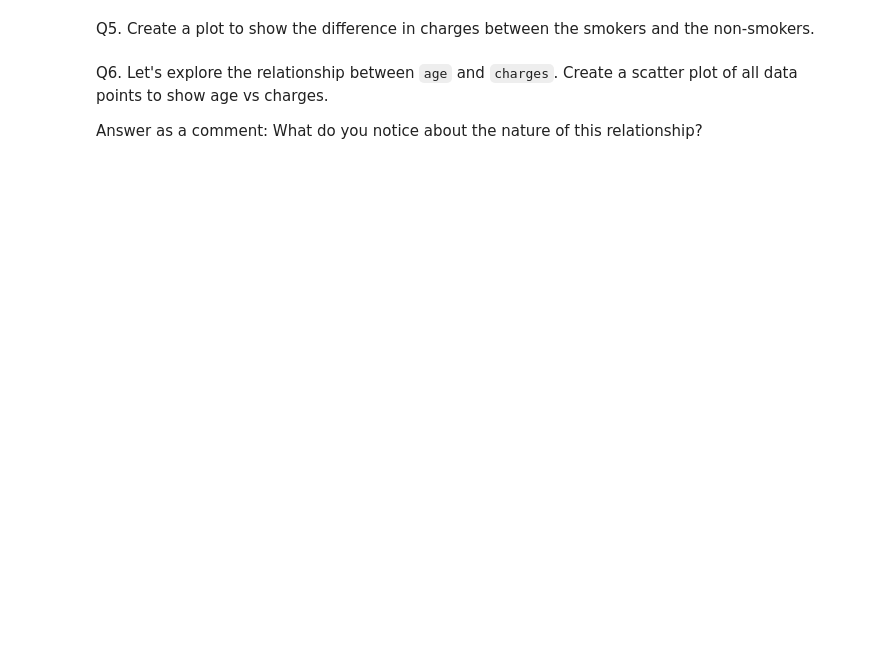
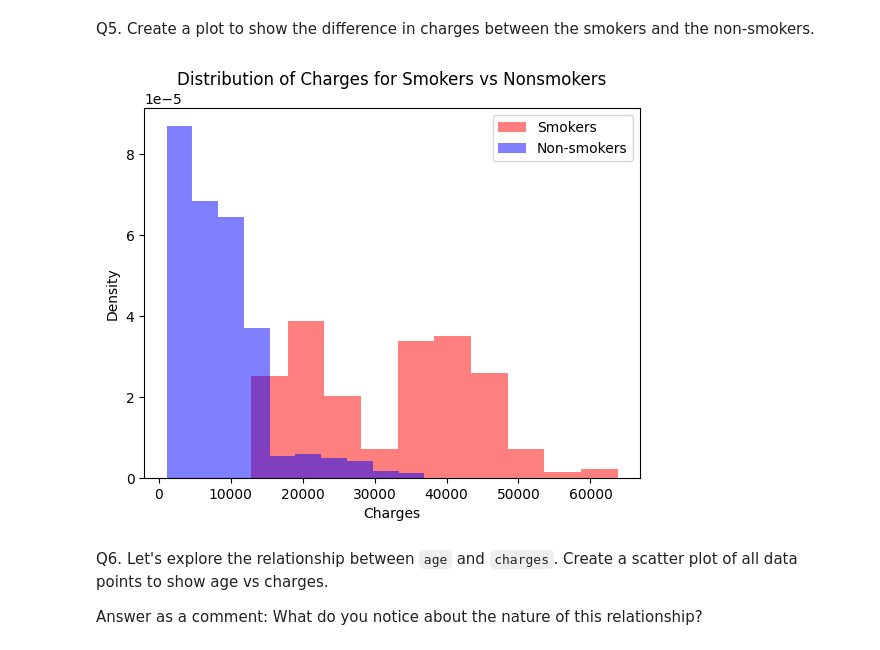
Before and after one commit to jxl22000/ML, a Jupyter notebook: HW3-6/Assignment3.ipynb, the cells around one changed output. Drawn from its saved outputs; the diff is of its cells as text; code cells hidden in the pictures; blank space fills up the shorter version.

```diff
--- a/HW3-6/Assignment3.ipynb
+++ b/HW3-6/Assignment3.ipynb
@@ -100,6 +118,19 @@ Answer as a comment: Do you see any features with a strong correlation to the ta
 Q5. Create a plot to show the difference in charges between the smokers and the non-smokers.
 # %%
 # your code goes here
+
+smokers = df[df['smoker_yes'] == 1]
+non_smokers = df[df['smoker_yes'] == 0]
+
+plt.hist(smokers['charges'], color='red', label='Smokers', density=True, alpha=0.5)
+plt.hist(non_smokers['charges'], color='blue', label='Non-smokers', density=True, alpha=0.5)
+plt.xlabel('Charges')
+plt.ylabel('Density')
+plt.title('Distribution of Charges for Smokers vs Nonsmokers')
+plt.legend()
+plt.show()
+# %% [output]
+[figure, added]
 # %% [markdown]
 Q6. Let's explore the relationship between `age` and `charges`. Create a scatter plot of all data points to show age vs charges.
 
```
Also changed, not shown: parts of 3 cells of this notebook.
